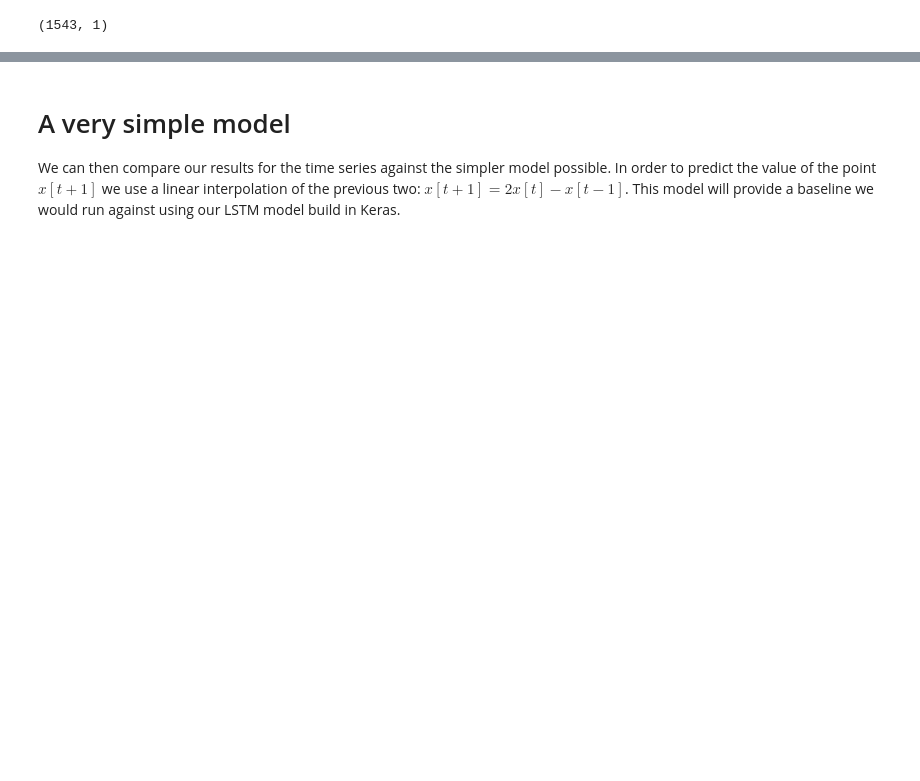
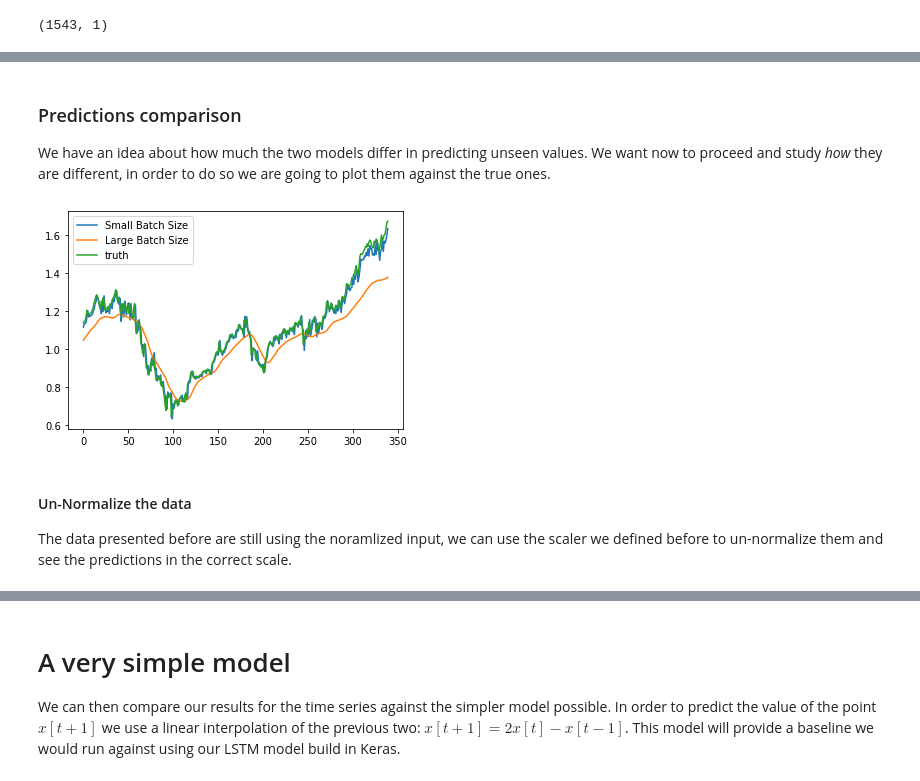
Before and after one commit to LorenzoCevolani/TimeSeriesTutorial, a Jupyter notebook: LSTM.ipynb, the cells around one changed output, grey strips where cells are left out. Cells and saved outputs as stored; diff of their text form; code cells hidden in the pictures; blank space fills up the shorter version.

```diff
--- a/LSTM.ipynb
+++ b/LSTM.ipynb
@@ -281,0 +221,2 @@ plt.show()
+# %%
+large_batch_size = get_model()
@@ -281,0 +227,2 @@ plt.show()
+# %%
+small_batch_size.fit(train_data, train_target, batch_size=4, epochs=20)
@@ -281,0 +248,2 @@ plt.show()
+# %%
+large_batch_size.fit(train_data, train_target, batch_size=128, epochs=20)
@@ -281,0 +288,20 @@ plt.show()
+# %% [markdown]
+### Predictions comparison
+
+We have an idea about how much the two models differ in predicting unseen values.
+We want now to proceed and study *how* they are different, in order to do so we are going to plot them against the true ones.
+# %%
+prediction_small_batch = small_batch_size.predict(test_data)
+prediction_large_batch = large_batch_size.predict(test_data)
+# %%
+plt.plot(prediction_small_batch, label = 'Small Batch Size')
+plt.plot(prediction_large_batch, label = 'Large Batch Size')
+plt.plot(test_target, label = 'truth')
+plt.legend()
+plt.show()
+# %% [output]
+[figure, added]
+# %% [markdown]
+#### Un-Normalize the data
+
+The data presented before are still using the noramlized input, we can use the scaler we defined before to un-normalize them and see the predictions in the correct scale.
```
Also changed, not shown: parts of 45 cells of this notebook.
